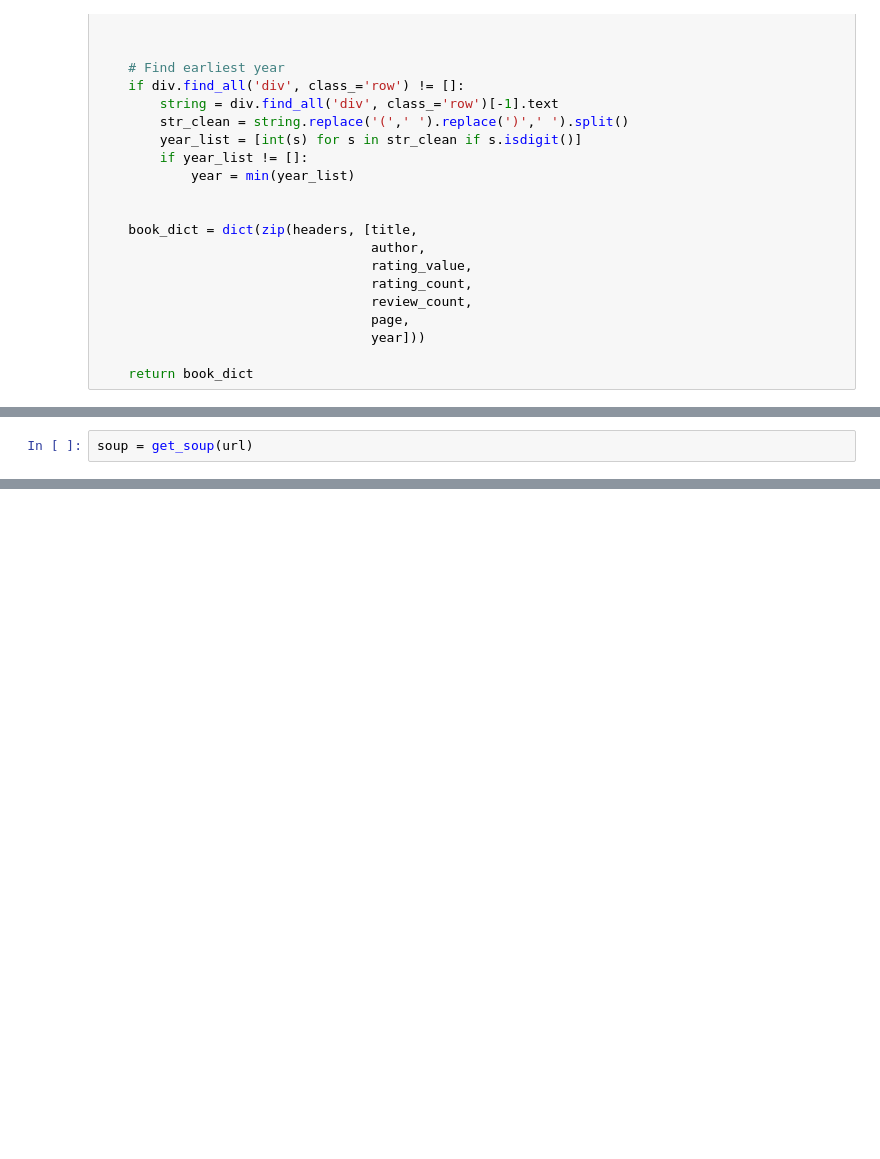
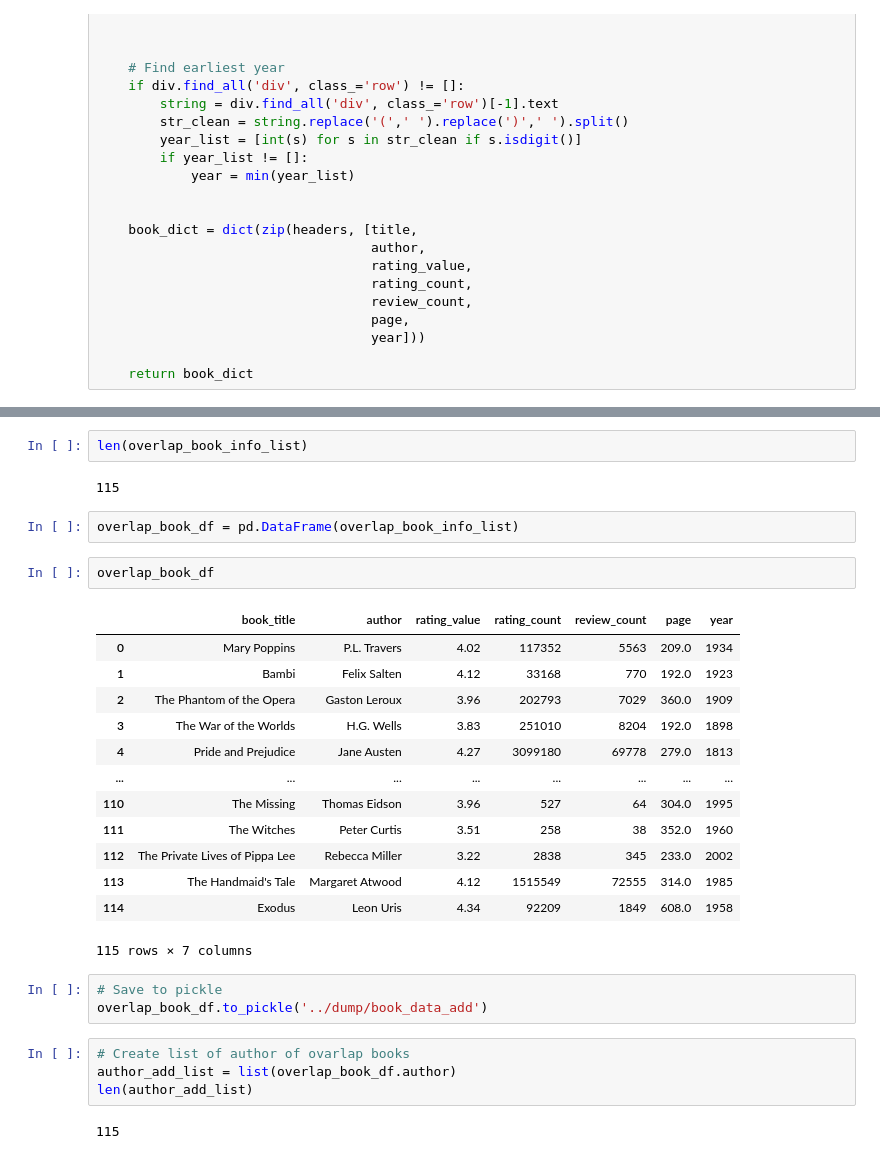
Before and after one commit to katiehuang1221/Predict-Revenue-Of-Movie-Adaptation, a Jupyter notebook: notebooks/goodreads_practice2.ipynb, the cells around one changed output, grey strips where cells are left out. Saved outputs shown, nothing was run; the diff lists cells and outputs as text; blank space fills up the shorter version.

```diff
--- a/notebooks/goodreads_practice2.ipynb
+++ b/notebooks/goodreads_practice2.ipynb
@@ -293,2 +184,0 @@ book.prettify()
-# %%
-soup = get_soup(url)
@@ -386,0 +198,31 @@ tests.strip('(').strip(')').split()
+# %%
+len(overlap_book_info_list)
+# %% [output]
+115
+# %%
+overlap_book_df = pd.DataFrame(overlap_book_info_list)
+# %%
+overlap_book_df
+# %% [output]
+|  | book_title | author | rating_value | rating_count | review_count | page | year |
+| 0 | Mary Poppins | P.L. Travers | 4.02 | 117352 | 5563 | 209.0 | 1934 |
+| 1 | Bambi | Felix Salten | 4.12 | 33168 | 770 | 192.0 | 1923 |
+| 2 | The Phantom of the Opera | Gaston Leroux | 3.96 | 202793 | 7029 | 360.0 | 1909 |
+| 3 | The War of the Worlds | H.G. Wells | 3.83 | 251010 | 8204 | 192.0 | 1898 |
+| 4 | Pride and Prejudice | Jane Austen | 4.27 | 3099180 | 69778 | 279.0 | 1813 |
+| ... | ... | ... | ... | ... | ... | ... | ... |
+| 110 | The Missing | Thomas Eidson | 3.96 | 527 | 64 | 304.0 | 1995 |
+| 111 | The Witches | Peter Curtis | 3.51 | 258 | 38 | 352.0 | 1960 |
+| 112 | The Private Lives of Pippa Lee | Rebecca Miller | 3.22 | 2838 | 345 | 233.0 | 2002 |
+| 113 | The Handmaid's Tale | Margaret Atwood | 4.12 | 1515549 | 72555 | 314.0 | 1985 |
+| 114 | Exodus | Leon Uris | 4.34 | 92209 | 1849 | 608.0 | 1958 |
+115 rows × 7 columns
+# %%
+# Save to pickle
+overlap_book_df.to_pickle('../dump/book_data_add')
+# %%
+# Create list of author of ovarlap books
+author_add_list = list(overlap_book_df.author)
+len(author_add_list)
+# %% [output]
+115
```
Also changed, not shown: parts of 93 cells of this notebook, 6 other files.
